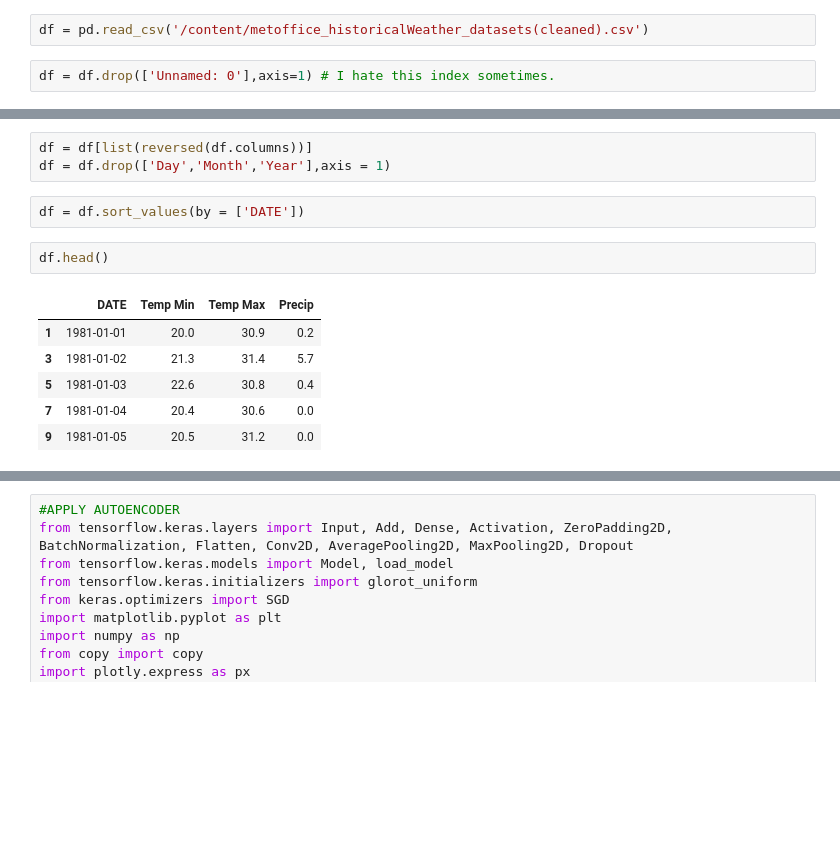
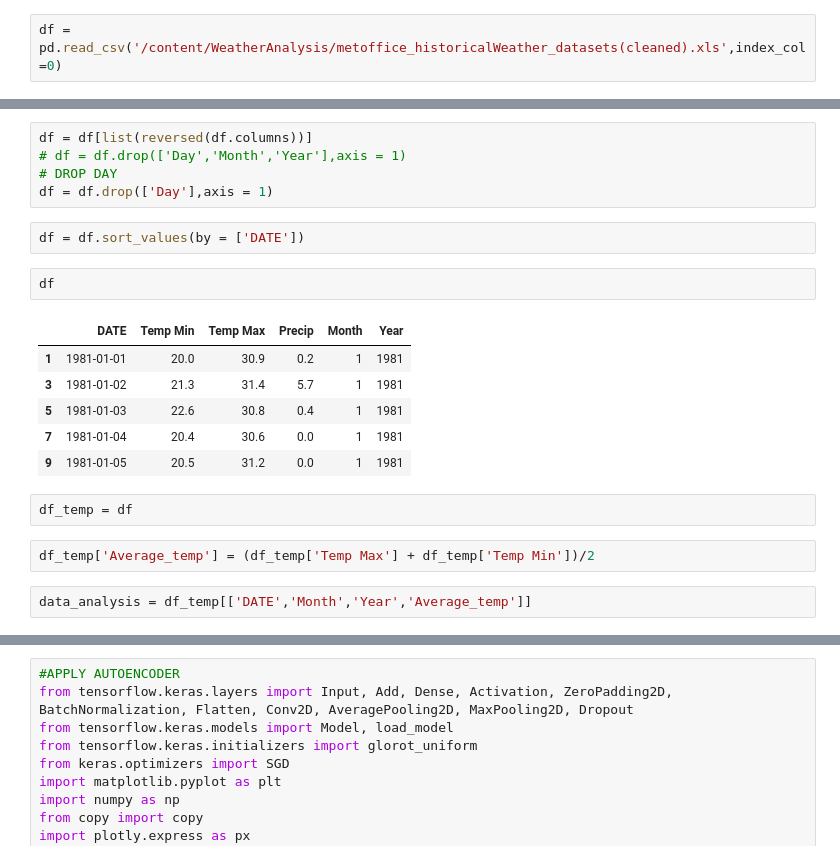
Before and after one commit to surenjanath/WeatherAnalysis, a Jupyter notebook: Trinidad_Data_Analysis.ipynb, the cells around one changed output, grey strips where cells are left out. Saved outputs shown, nothing was run; the diff lists cells and outputs as text; blank space fills up the shorter version.

```diff
--- a/Trinidad_Data_Analysis.ipynb
+++ b/Trinidad_Data_Analysis.ipynb
@@ -199,7 +213,5 @@ import pandas as pd
 # %%
-df = pd.read_csv('/content/metoffice_historicalWeather_datasets(cleaned).csv')
+df = pd.read_csv('/content/WeatherAnalysis/metoffice_historicalWeather_datasets(cleaned).xls',index_col=0)
-# %%
-df = df.drop(['Unnamed: 0'],axis=1) # I hate this index sometimes.
 # %%
 save = df[df['Precip'] == 'TR'].index
 df.loc[save,'Precip']  = 0.0
@@ -244,15 +256,23 @@ Reordered Columns
 Sort Values by Date
 # %%
 df = df[list(reversed(df.columns))]
-df = df.drop(['Day','Month','Year'],axis = 1)
+# df = df.drop(['Day','Month','Year'],axis = 1)
+# DROP DAY
+df = df.drop(['Day'],axis = 1)
 # %%
 df = df.sort_values(by = ['DATE'])
 # %%
-df.head()
+df
 # %% [output]
-|  | DATE | Temp Min | Temp Max | Precip |
-| 1 | 1981-01-01 | 20.0 | 30.9 | 0.2 |
-| 3 | 1981-01-02 | 21.3 | 31.4 | 5.7 |
-| 5 | 1981-01-03 | 22.6 | 30.8 | 0.4 |
-| 7 | 1981-01-04 | 20.4 | 30.6 | 0.0 |
-| 9 | 1981-01-05 | 20.5 | 31.2 | 0.0 |
+|  | DATE | Temp Min | Temp Max | Precip | Month | Year |
+| 1 | 1981-01-01 | 20.0 | 30.9 | 0.2 | 1 | 1981 |
+| 3 | 1981-01-02 | 21.3 | 31.4 | 5.7 | 1 | 1981 |
+| 5 | 1981-01-03 | 22.6 | 30.8 | 0.4 | 1 | 1981 |
+| 7 | 1981-01-04 | 20.4 | 30.6 | 0.0 | 1 | 1981 |
+| 9 | 1981-01-05 | 20.5 | 31.2 | 0.0 | 1 | 1981 |
+# %%
+df_temp = df
+# %%
+df_temp['Average_temp'] = (df_temp['Temp Max'] + df_temp['Temp Min'])/2
+# %%
+data_analysis = df_temp[['DATE','Month','Year','Average_temp']]
```
Also changed, not shown: parts of 31 cells of this notebook.
